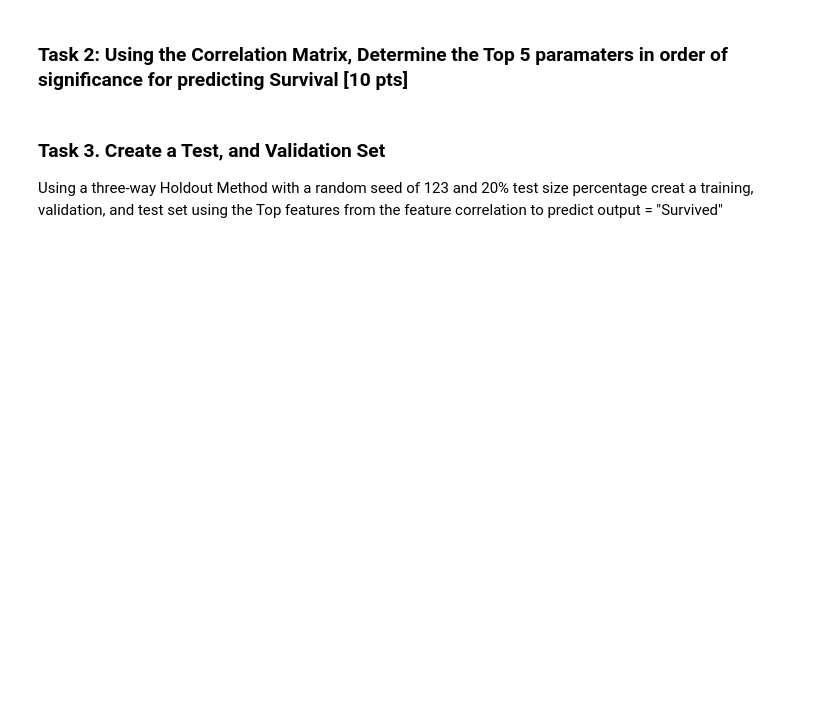
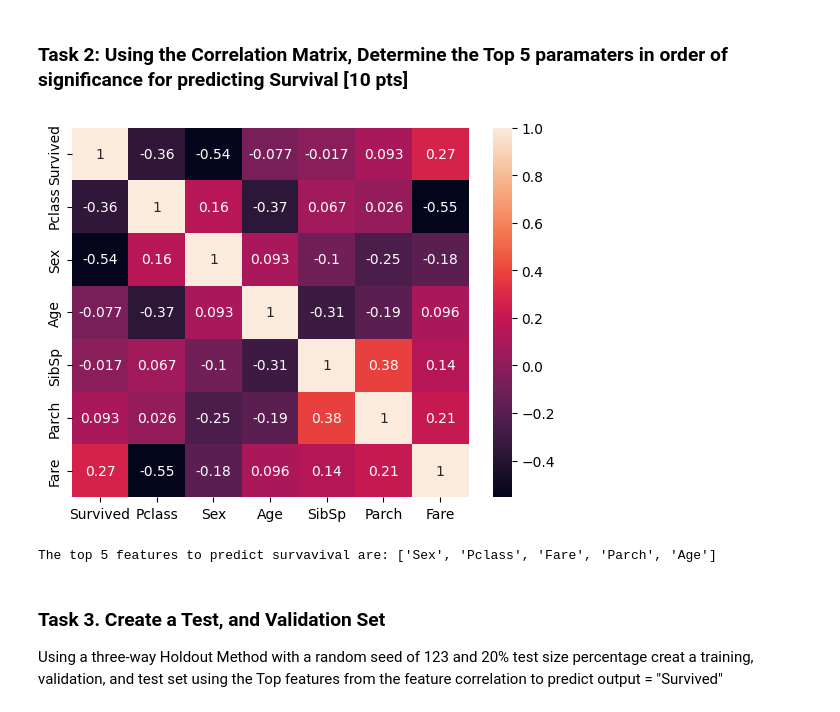
Before and after one commit to mike-keating-iv/ise538, a Jupyter notebook: assignment2/hw2_model_comparison.ipynb, the cells around one changed output. Saved outputs shown, nothing was run; the diff lists cells and outputs as text; code cells hidden in the pictures; blank space fills up the shorter version.

```diff
--- a/assignment2/hw2_model_comparison.ipynb
+++ b/assignment2/hw2_model_comparison.ipynb
@@ -93,4 +93,6 @@ memory usage: 55.7 KB
 # %% [markdown]
 - Notice that some Features contain NULL elements, Remove all NAN from data set [5pts]
 # %%
-# TODO: Drop rows with missing values
+# Drop rows with missing values
+titanic_df.dropna(inplace=True)
+titanic_df.info()
@@ -102,11 +119,18 @@ memory usage: 55.7 KB
 # %%
 import numpy as np
 import seaborn as sn
 import matplotlib.pyplot as plt
 
 cov_matrix = pd.DataFrame.corr(titanic_df)
 sn.heatmap(cov_matrix, annot=True)
 plt.show()
+
+# To get the top 5 features, we will grab the largest magnitude covariance values
+top_features = cov_matrix.Survived.drop(labels="Survived").abs().nlargest(5).index.tolist()
+print(f"The top 5 features to predict survavival are: {top_features}")
+# %% [output]
+[figure, added]
+The top 5 features to predict survavival are: ['Sex', 'Pclass', 'Fare', 'Parch', 'Age']
 # %% [markdown]
 ### Task 3. Create a Test, and Validation Set
 Using a three-way Holdout Method with a random seed of 123 and 20% test size percentage
```
Also changed, not shown: parts of 2 cells of this notebook.
